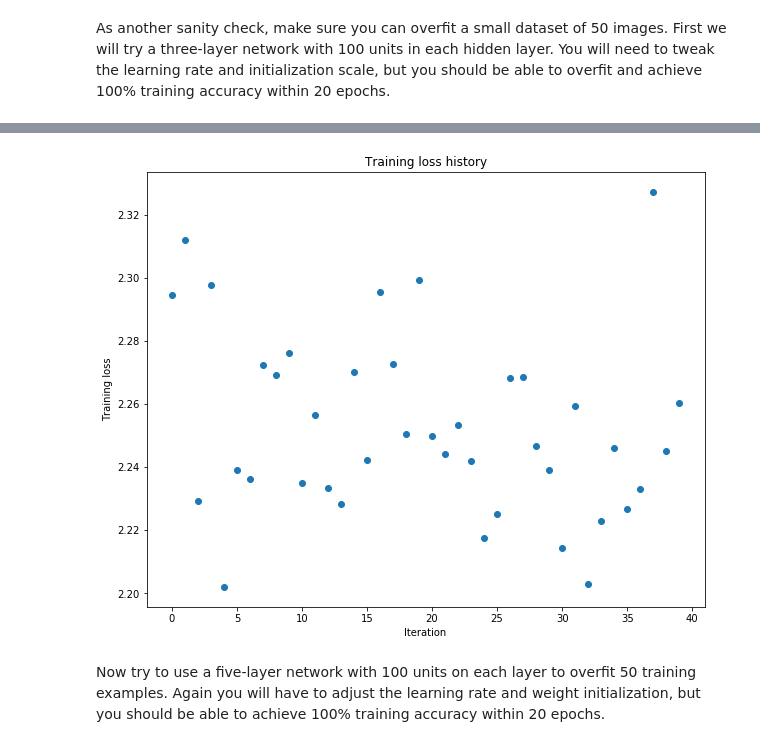
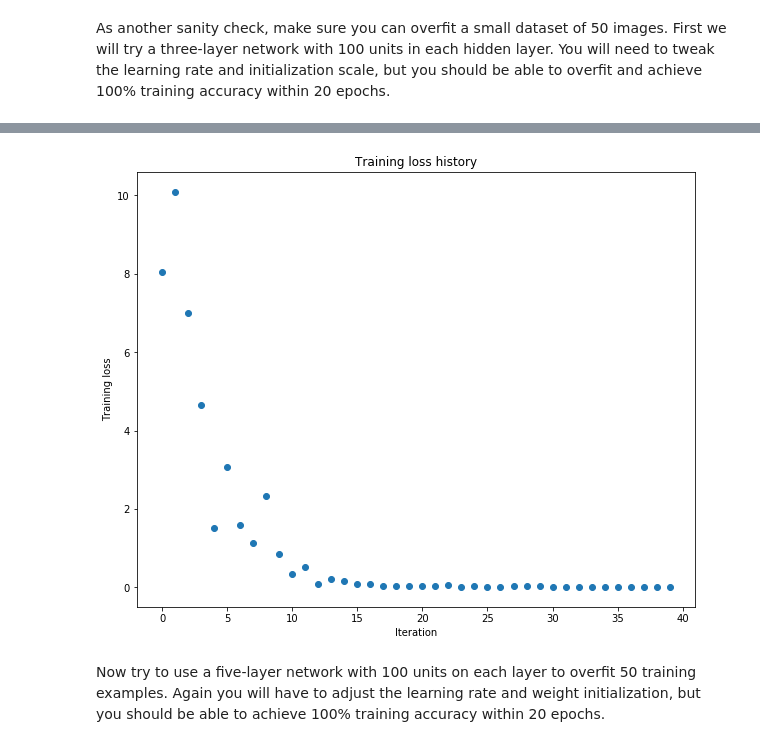
Before and after one commit to chengyi-wu/cs231n, a Jupyter notebook: assignment2/FullyConnectedNets.ipynb, the cells around one changed output, grey strips where cells are left out. Drawn from its saved outputs; the diff is of its cells as text; code cells hidden in the pictures.

```diff
--- a/assignment2/FullyConnectedNets.ipynb
+++ b/assignment2/FullyConnectedNets.ipynb
@@ -562,8 +562,8 @@ small_data = {
   'y_val': data['y_val'],
 }
 
-weight_scale = 1e-2
-learning_rate = 1e-4
+weight_scale = 3e-2
+learning_rate = 5e-3
 model = FullyConnectedNet([100, 100],
               weight_scale=weight_scale, dtype=np.float64)
 solver = Solver(model, small_data,
@@ -601,4 +601,4 @@ plt.show()
-[figure, old version]
+[figure, new version]
 # %% [markdown]
 Now try to use a five-layer network with 100 units on each layer to overfit 50 training examples. Again you will have to adjust the learning rate and weight initialization, but you should be able to achieve 100% training accuracy within 20 epochs.
 # %%
```
Also changed, not shown: parts of 12 cells of this notebook, 1 other file.
